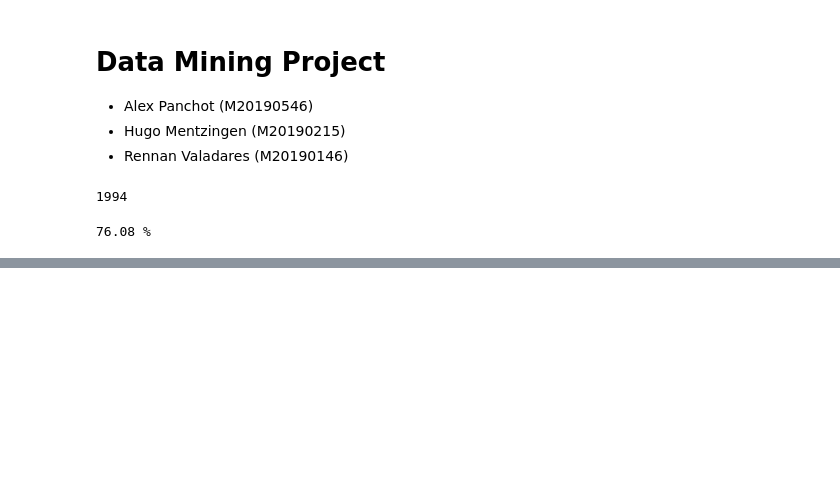
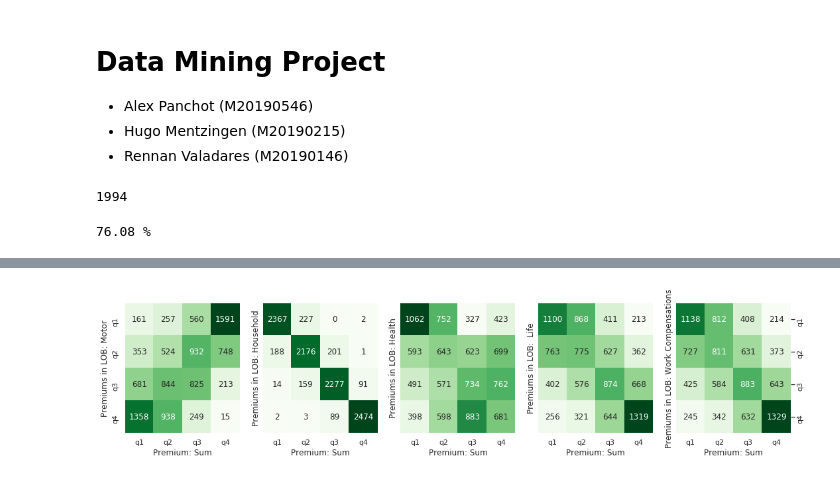
Before and after one commit to apanchot/data_mining, a Jupyter notebook: Data_Mining_Project.ipynb, the cells around one changed output, grey strips where cells are left out. Drawn from its saved outputs; the diff is of its cells as text; code cells hidden in the pictures; blank space fills up the shorter version.

```diff
--- a/Data_Mining_Project.ipynb
+++ b/Data_Mining_Project.ipynb
@@ -412,7 +429,7 @@ n_neighbors_dict = {'Educational Degree' : 10,
 #Preparing to plot correlation
 plot_data_insurance = deepcopy(data_insurance)
 plot_data_insurance.drop(env_params['Outliers'], inplace=True)
-plot_data_insurance.drop('Customer Identity', axis=1)
+plot_data_insurance.drop('Customer Identity', axis=1, inplace=True)
 # %%
 #Separating variables
 InsCon, ValEng = separateVariables(plot_data_insurance)
@@ -427,0 +451,41 @@ plotCorrelation(ValEng)
+# %%
+def quartilePlotter(df, y_variables, x_variable):
+
+  f,(ax1,ax2,ax3,ax4,ax5) = plt.subplots(1,5, figsize=(18,3.6), gridspec_kw={'width_ratios':[1,1,1,1,1]})
+  ax1.get_shared_y_axes().join(ax2,ax3,ax4,ax5)
+
+  g1 = sns.heatmap(quartileMatrix(df, y_variables[0], x_variable), annot=True, fmt="d", cmap="Greens",cbar=False,ax=ax1)
+  g1.set_ylabel(y_variables[0])
+  g1.set_xlabel(x_variable)
+  g1.set_ylim(4,0)
+  g2 = sns.heatmap(quartileMatrix(df, y_variables[1], x_variable), annot=True, fmt="d", cmap="Greens",cbar=False,ax=ax2)
+  g2.set_ylabel(y_variables[1])
+  g2.set_xlabel(x_variable)
+  g2.set_yticks([])
+  g3 = sns.heatmap(quartileMatrix(df, y_variables[2], x_variable),cmap="Greens", annot=True, fmt="d", cbar=False, ax=ax3)
+  g3.set_ylabel(y_variables[2])
+  g3.set_xlabel(x_variable)
+  g3.set_yticks([])
+  g4 = sns.heatmap(quartileMatrix(df, y_variables[3], x_variable), annot=True, fmt="d", cmap="Greens",cbar=False,ax=ax4)
+  g4.set_ylabel(y_variables[3])
+  g4.set_xlabel(x_variable)
+  g4.set_yticks([])
+  g5 = sns.heatmap(quartileMatrix(df, y_variables[4], x_variable),cmap="Greens", annot=True, fmt="d", cbar=False, ax=ax5)
+  g5.set_ylabel(y_variables[4])
+  g5.set_xlabel(x_variable)
+  g5.yaxis.tick_right()
+  g5.set_ylim(4, 0)
+# %%
+#Plotting the quartile matrix for Insurance Consumption features
+#Show insurance type sales potential in relation to sum of premiums
+
+y_variables = ['Premiums in LOB: Motor',
+               'Premiums in LOB: Household',
+               'Premiums in LOB: Health',
+               'Premiums in LOB:  Life',
+               'Premiums in LOB: Work Compensations']
+x_variable = 'Premium: Sum'
+
+quartilePlotter(InsCon, y_variables, x_variable)
+# %% [output]
+[figure, added]
```
Also changed, not shown: parts of 11 cells of this notebook.
